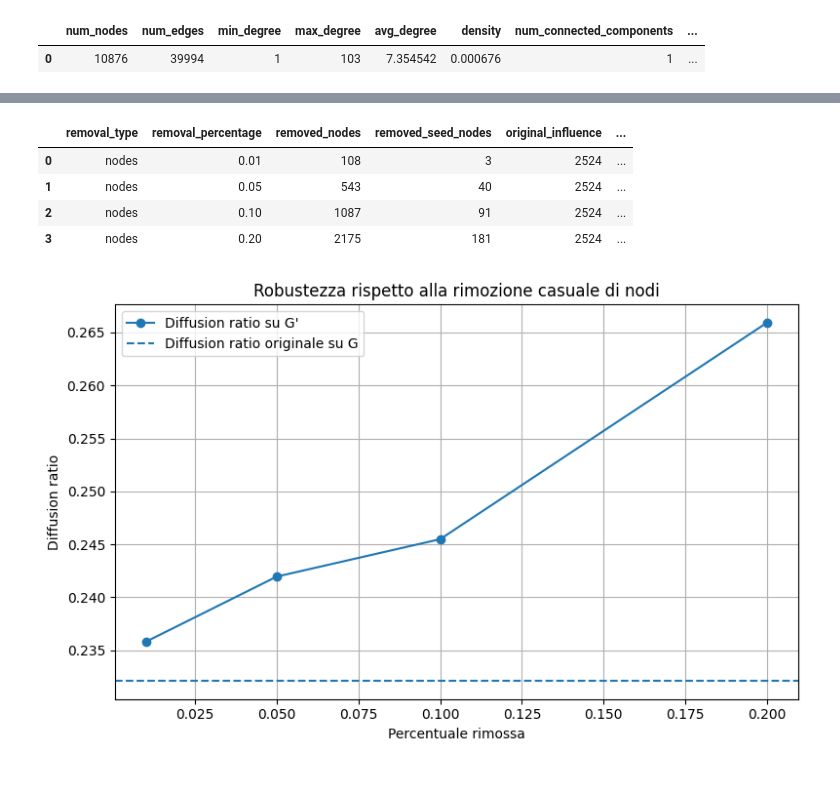
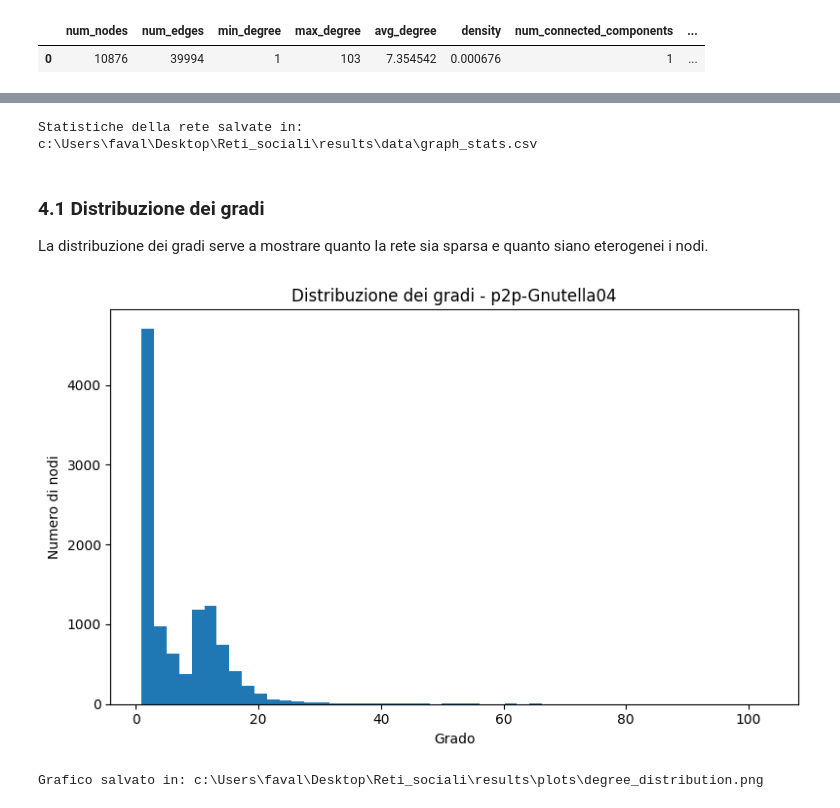
Before and after one commit to gfavale1/reti-sociali, a Jupyter notebook: notebooks/esplorazione_rete.ipynb, the cells around one changed output, grey strips where cells are left out. Drawn from its saved outputs; the diff is of its cells as text; code cells hidden in the pictures; blank space fills up the shorter version.

```diff
--- a/notebooks/esplorazione_rete.ipynb
+++ b/notebooks/esplorazione_rete.ipynb
@@ -300,19 +132,0 @@ plot_removal_stress_test(
-# %%
-node_removal_percentages = [0.01, 0.05, 0.10, 0.20]
-
-node_results = run_node_removal_experiment(
-    G=G,
-    seed_set=stress_seed_set,
-    original_influence=original_influence,
-    removal_percentages=node_removal_percentages,
-    seed=RANDOM_SEED,
-)
-
-node_results_df = pd.DataFrame(node_results)
-node_results_df
-# %% [output]
-|  | removal_type | removal_percentage | removed_nodes | removed_seed_nodes | original_influence | ... |
-| 0 | nodes | 0.01 | 108 | 3 | 2524 | ... |
-| 1 | nodes | 0.05 | 543 | 40 | 2524 | ... |
-| 2 | nodes | 0.10 | 1087 | 91 | 2524 | ... |
-| 3 | nodes | 0.20 | 2175 | 181 | 2524 | ... |
@@ -321,8 +133,29 @@ node_results_df.to_csv(RESULTS_DATA_DIR / "node_removal_results.csv", index=Fals
-# %%
-plot_removal_stress_test(
-    results_df=node_results_df,
-    output_path=RESULTS_PLOTS_DIR / "node_removal_stress_test.png",
-    title="Robustezza rispetto alla rimozione casuale di nodi"
-)
-# %% [output]
-[figure, removed]
+# %%
+graph_stats_path = RESULTS_DATA_DIR / "graph_stats.csv"
+graph_stats_df.to_csv(graph_stats_path, index=False)
+
+print(f"Statistiche della rete salvate in: {graph_stats_path}")
+# %% [output]
+Statistiche della rete salvate in: c:\Users\faval\Desktop\Reti_sociali\results\data\graph_stats.csv
+# %% [markdown]
+### 4.1 Distribuzione dei gradi
+
+La distribuzione dei gradi serve a mostrare quanto la rete sia sparsa e quanto siano eterogenei i nodi.
+# %%
+degree_values = [degree for _, degree in G.degree()]
+
+plt.figure(figsize=(8, 5))
+plt.hist(degree_values, bins=50)
+plt.xlabel("Grado")
+plt.ylabel("Numero di nodi")
+plt.title("Distribuzione dei gradi - p2p-Gnutella04")
+plt.tight_layout()
+
+degree_plot_path = RESULTS_PLOTS_DIR / "degree_distribution.png"
+plt.savefig(degree_plot_path, dpi=300)
+plt.show()
+
+print(f"Grafico salvato in: {degree_plot_path}")
+# %% [output]
+[figure, added]
+Grafico salvato in: c:\Users\faval\Desktop\Reti_sociali\results\plots\degree_distribution.png
```
Also changed, not shown: parts of 64 cells of this notebook.
